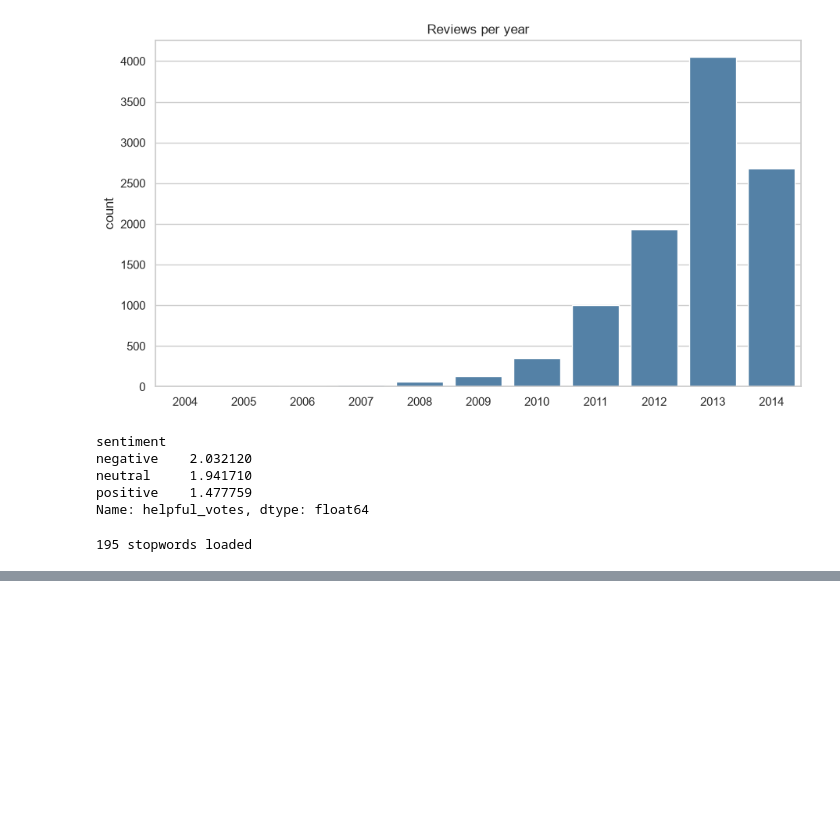
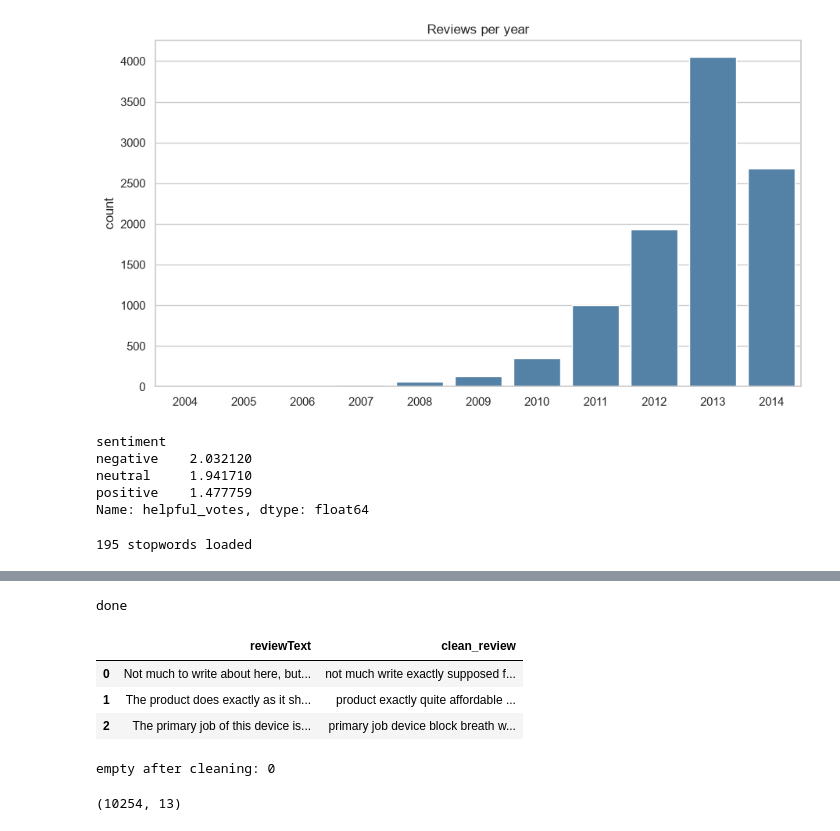
Before and after one commit to Rouen-03/sentiment-analysis-reviews, a Jupyter notebook: notebooks/01_data_cleaning_and_eda.ipynb, the cells around one changed output, grey strips where cells are left out. Drawn from its saved outputs; the diff is of its cells as text; code cells hidden in the pictures; blank space fills up the shorter version.

```diff
--- a/notebooks/01_data_cleaning_and_eda.ipynb
+++ b/notebooks/01_data_cleaning_and_eda.ipynb
@@ -380,0 +388,22 @@ NameError: name 'nltk' is not defined
+# %%
+df["clean_review"] = df["reviewText"].apply(preprocess_text)
+
+print("done")
+# %% [output]
+done
+# %%
+df[["reviewText", "clean_review"]].head(3)
+# %% [output]
+|  | reviewText | clean_review |
+| 0 | Not much to write about here, but... | not much write exactly supposed f... |
+| 1 | The product does exactly as it sh... | product exactly quite affordable ... |
+| 2 | The primary job of this device is... | primary job device block breath w... |
+# %%
+print("empty after cleaning:", (df["clean_review"] == "").sum())
+
+df = df[df["clean_review"] != ""].copy()
+
+df.shape
+# %% [output]
+empty after cleaning: 0
+(10254, 13)
```
Also changed, not shown: parts of 4 cells of this notebook, 1 other file.
